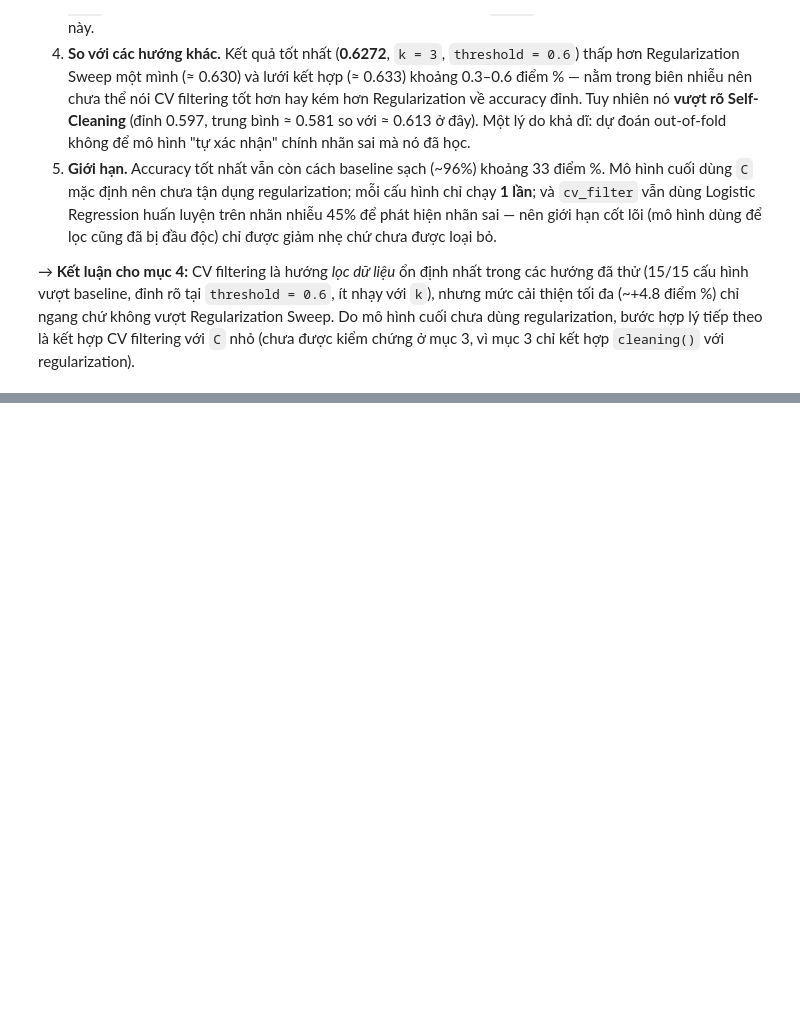
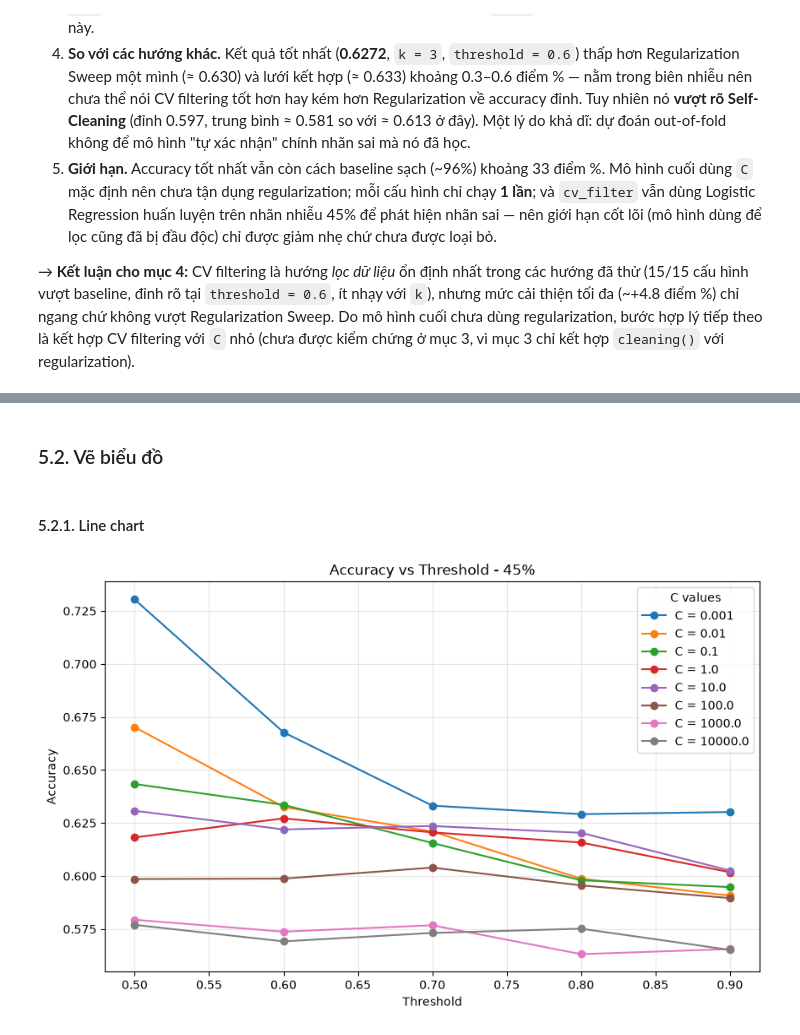
Before and after one commit to MeoMuop3727/label-flipping-project, a Jupyter notebook: notebooks/03-resolve-problems.ipynb, the cells around one changed output, grey strips where cells are left out. Cells and saved outputs as stored; diff of their text form; code cells hidden in the pictures; blank space fills up the shorter version.

Commit message:
feat: adding index 5 into notebook 03
- updating v1.6.5
- chore contents in notebook 03

```diff
--- a/notebooks/03-resolve-problems.ipynb
+++ b/notebooks/03-resolve-problems.ipynb
@@ -426,11 +426,11 @@ result_cv_df = pd.DataFrame(result_cv)
 # %% [markdown]
 #### 4.2.1 Line Chart.
 # %%
-acc_df = result_cv_df.map(lambda x: x["acc"])
+acc_cv_df = result_cv_df.map(lambda x: x["acc"])
 
 plt.figure(figsize=(10, 6))
-for k in acc_df.columns:
-    plt.plot(acc_df.index, acc_df[k], marker="o", label=f"k = {k}")
+for k in acc_cv_df.columns:
+    plt.plot(acc_cv_df.index, acc_cv_df[k], marker="o", label=f"k = {k}")
 
 plt.title(f"Accuracy vs Threshold - {pl_cv}%")
 plt.xlabel("Threshold")
@@ -487,0 +537,34 @@ plt.show()
+# %%
+pl_cv_rs = 45
+
+threshold_vals = config["threshold-values"]
+C_vals = config["C-values"]
+
+result_cv_rs = {}
+
+for C_val in C_vals:
+    result_C_val = {}
+    for threshold_val in threshold_vals:
+        result_C_val[threshold_val] = defend_cv_rs(pl_cv_rs, 3, threshold_val, C_val)
+    result_cv_rs[C_val] = result_C_val
+
+result_cv_rs_df = pd.DataFrame(result_cv_rs)
+# %% [markdown]
+### 5.2. Vẽ biểu đồ
+# %% [markdown]
+#### 5.2.1. Line chart
+# %%
+acc_cv_rs_df = result_cv_rs_df.map(lambda x: x["acc"])
+
+plt.figure(figsize=(10, 6))
+for c in acc_cv_rs_df.columns:
+    plt.plot(acc_cv_rs_df.index, acc_cv_rs_df[c], marker="o", label=f"C = {c}")
+
+plt.title(f"Accuracy vs Threshold - {pl_cv_rs}%")
+plt.xlabel("Threshold")
+plt.ylabel("Accuracy")
+plt.legend(title="C values")
+plt.grid(True, alpha=0.3)
+plt.show()
+# %% [output]
+[figure, added]
```
Also changed, not shown: parts of 12 cells of this notebook, 2 other files.
